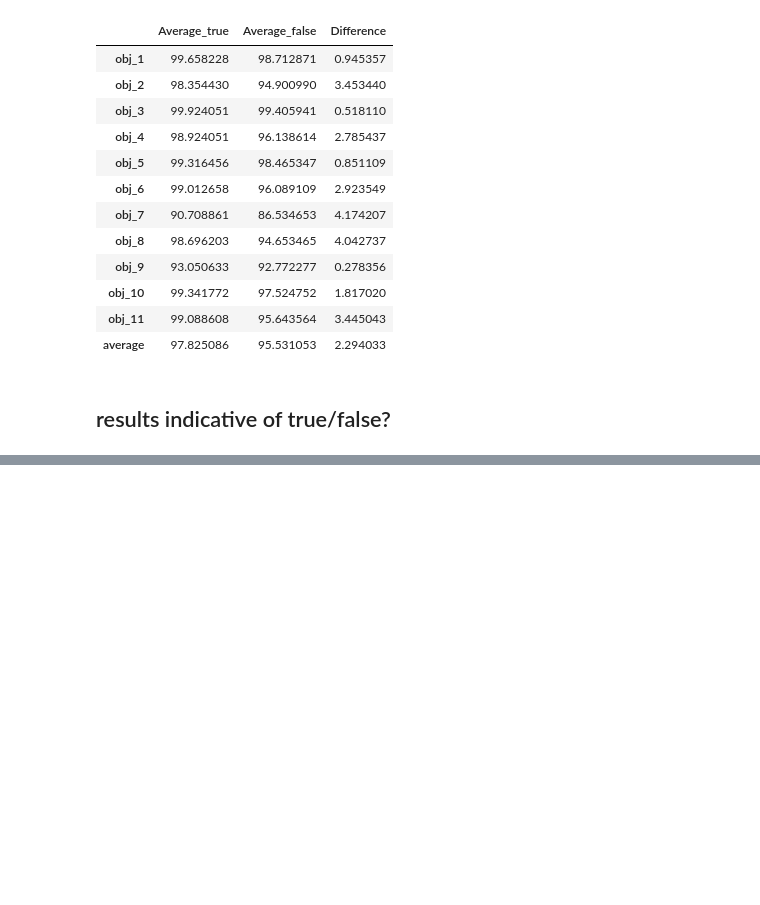
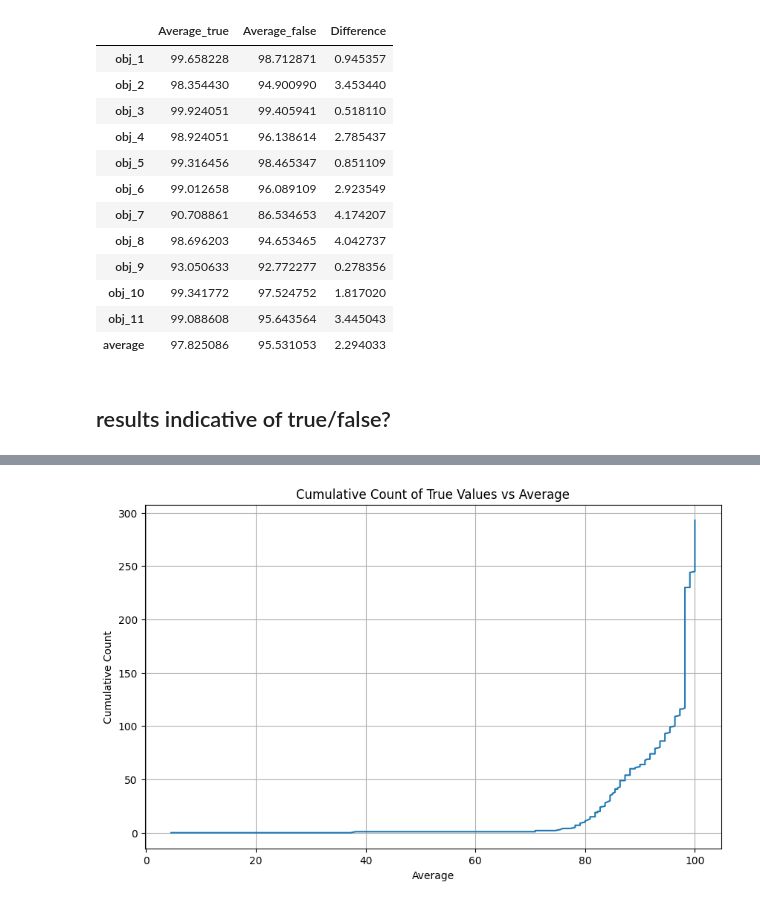
Before and after one commit to OpenBioLink/ThoughtSource, a Jupyter notebook: notebooks/reflection_messages/reflection_to_prediction.ipynb, the cells around one changed output, grey strips where cells are left out. Saved outputs shown, nothing was run; the diff lists cells and outputs as text; code cells hidden in the pictures; blank space fills up the shorter version.

```diff
--- a/notebooks/reflection_messages/reflection_to_prediction.ipynb
+++ b/notebooks/reflection_messages/reflection_to_prediction.ipynb
@@ -854,0 +733,19 @@ scores_true
+# %%
+data = scores_with_indicator
+data = [(t[0], False if t[1] is None else t[1]) for t in data]
+
+#average only
+df = pd.DataFrame([(t[0]['average'], t[1]) for t in data], columns=['average', 'Indicator'])
+
+#all objs
+# df = pd.DataFrame([t[0] for t in data])
+# df['Indicator'] = [t[1] for t in data]
+
+df_for_reg = copy.deepcopy(df)
+handle_string(df_for_reg,'average')
+handle_string(df,'average')
+#df = pd.DataFrame([(t[0]['average'], t[1]) for t in data], columns=['Average', 'Indicator'])
+# %%
+df = df[df['average'].notna()]
+df = df.sort_values(by='average')
+df
@@ -854,0 +766,14 @@ scores_true
+# %%
+df['Cumulative Count'] = df['Indicator'].cumsum()
+# %%
+import matplotlib.pyplot as plt
+
+plt.figure(figsize=(10, 6))
+plt.plot(df['average'], df['Cumulative Count'])
+plt.xlabel('Average')
+plt.ylabel('Cumulative Count')
+plt.title('Cumulative Count of True Values vs Average')
+plt.grid(True)
+plt.show()
+# %% [output]
+[figure, added]
```
Also changed, not shown: parts of 43 cells of this notebook.
